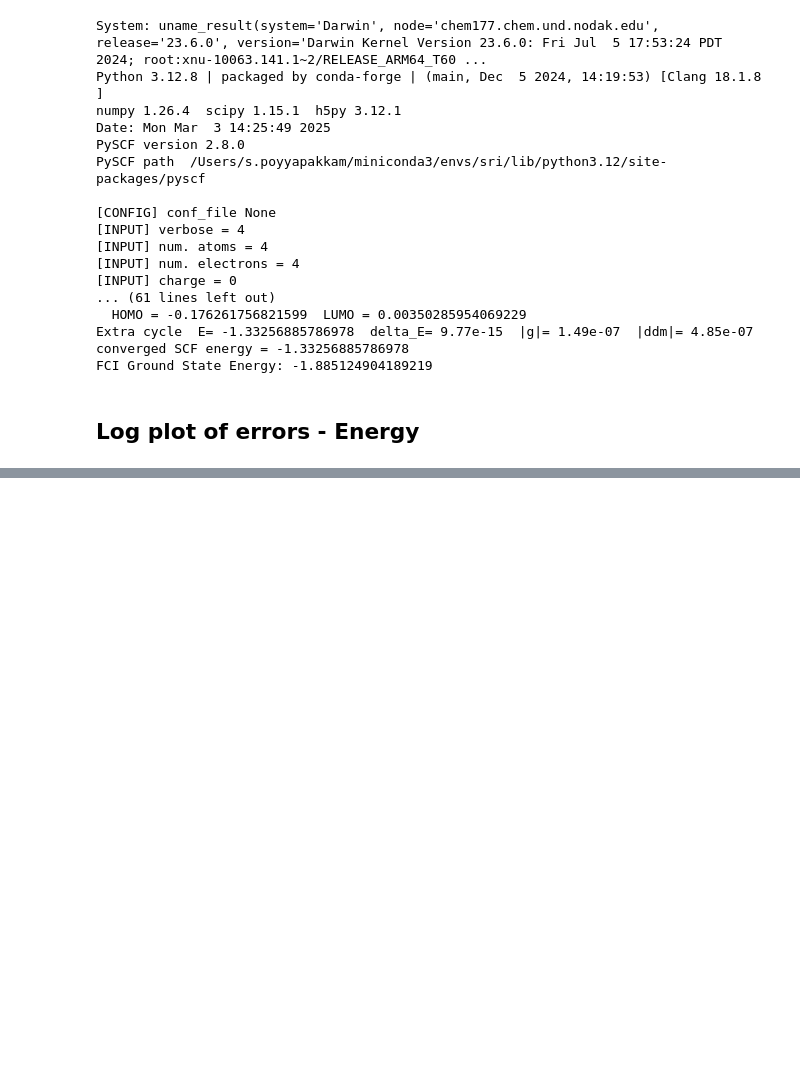
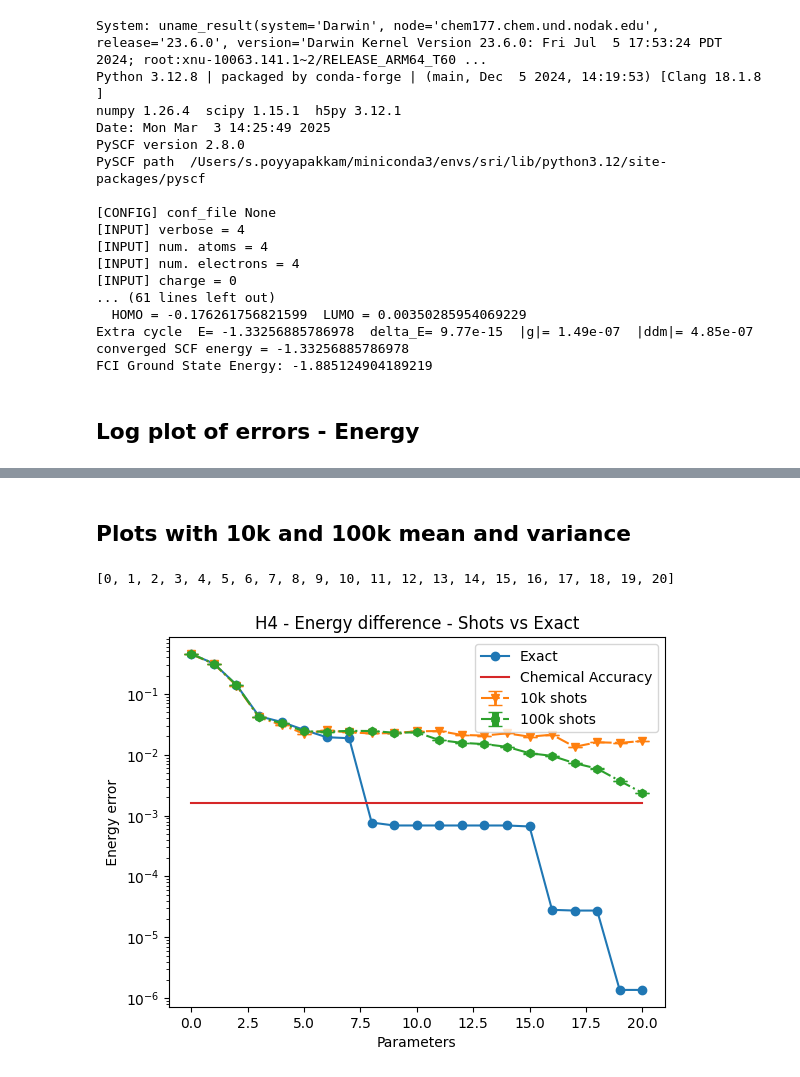
Before and after one commit to srivathsanps-quantum/QC-chemistry, a Jupyter notebook: AdaptVQEcode.ipynb, the cells around one changed output, grey strips where cells are left out. Saved outputs shown, nothing was run; the diff lists cells and outputs as text; code cells hidden in the pictures; blank space fills up the shorter version.

```diff
--- a/AdaptVQEcode.ipynb
+++ b/AdaptVQEcode.ipynb
@@ -610,0 +727,71 @@ plt.show()
+# %% [markdown]
+## Plots with 10k and 100k mean and variance
+# %%
+import numpy as np
+params = []
+for k in range(21):
+    params.append(k)
+
+print(params)
+
+E_exact = np.array([-1.4300836708403402, -1.5694603835520677, -1.7436334426149698, -1.8421101514362364, -1.8504359363275726, -1.8594600250247684,
+                    -1.8656767410817476, -1.8663879748309666, -1.884356033007819, -1.8844361654314306, -1.8844361671921899, -1.8844364522332315,
+                    -1.8844364556758229, -1.8844365760316029, -1.884436576484849, -1.8844612572187276, -1.885096631853509, -1.885097395511084,
+                    -1.8850973962695554, -1.885123539547584, -1.885123539730992])
+
+
+
+E_100k_mean = np.array([-1.43104792, -1.5708801,  -1.74465923, -1.84339265, -1.85203361, -1.86081376,
+                        -1.86121146, -1.86039891, -1.86050403, -1.86206095, -1.86176063, -1.86767676,
+                        -1.8693998,  -1.87014785, -1.87160031, -1.87450793, -1.87552824, -1.8778455,
+                        -1.87919167, -1.88139317, -1.88275661])
+
+E_100k_variance = np.array([2.63717812e-07, 8.64238134e-08, 1.77790212e-08, 1.17315186e-06,
+                             1.56003491e-07, 4.12775562e-07, 2.38226042e-07, 1.43415218e-07,
+                             1.23275457e-06, 5.27275404e-06, 2.75752891e-06, 6.64021786e-05,
+                             1.11316720e-04, 1.21573202e-04, 1.11473173e-04, 1.25515023e-04,
+                             8.33640480e-05, 4.60585548e-05, 2.69959673e-05, 2.13111222e-05, 1.93871307e-05])
+
+
+E_10k_mean  =  np.array([-1.43492664, -1.57348868, -1.74773628, -1.84393278, -1.85417903, -1.86277431,
+                          -1.85992069 ,-1.8616912 , -1.8627146,  -1.86234749, -1.86082845, -1.86055118,
+                          -1.86393937 ,-1.86443801, -1.86257607, -1.86528708, -1.86373792, -1.87160213,
+                          -1.86906281 ,-1.86943415, -1.86827958])
+
+E_10k_variance = np.array([4.84389871e-07, 2.03987271e-05, 4.35243158e-06, 1.38160444e-05,
+                           5.23982852e-06, 6.80144516e-06 ,1.63263697e-05, 8.47775624e-07,
+                           4.48689223e-06, 2.74659401e-06 ,1.54842135e-05, 1.08310295e-05,
+                           2.07622979e-05, 5.31526678e-05 ,5.54964891e-05, 1.23743770e-04,
+                           4.81532716e-05, 6.79956759e-05, 8.84388695e-05, 7.87213547e-05, 1.16411235e-04])
+
+
+
+
+
+FCI = np.full(shape=21, fill_value= -1.885124904189219)
+
+Error_100k = abs(E_100k_mean - FCI)
+#print('Error 100k :',Error_100k)
+Error_10k = abs(E_10k_mean - FCI)
+#print('Error 10k :',Error_10k)
+Error_exact = abs(E_exact - FCI)
+
+chem_accuracy = np.full(fill_value=1.59e-3, shape=21)
+
+
+import matplotlib.pyplot as plt
+plt.plot(params, Error_exact, '-o', label = 'Exact')
+
+plt.errorbar(params, Error_10k, yerr=E_10k_variance, fmt='-.v', elinewidth=2, capsize=5, label = '10k shots')
+plt.errorbar(params, Error_100k, yerr=E_100k_variance, fmt='-.h', elinewidth=5, capsize=5, label = '100k shots')
+plt.plot(params, chem_accuracy, '-', label = 'Chemical Accuracy')
+plt.legend()
+plt.yscale('log')
+
+plt.xlabel('Parameters')
+plt.title('H4 - Energy difference - Shots vs Exact')
+plt.ylabel(' Energy error ')
+plt.show()
+# %% [output]
+[0, 1, 2, 3, 4, 5, 6, 7, 8, 9, 10, 11, 12, 13, 14, 15, 16, 17, 18, 19, 20]
+[figure, added]
```
Also changed, not shown: parts of 5 cells of this notebook.
